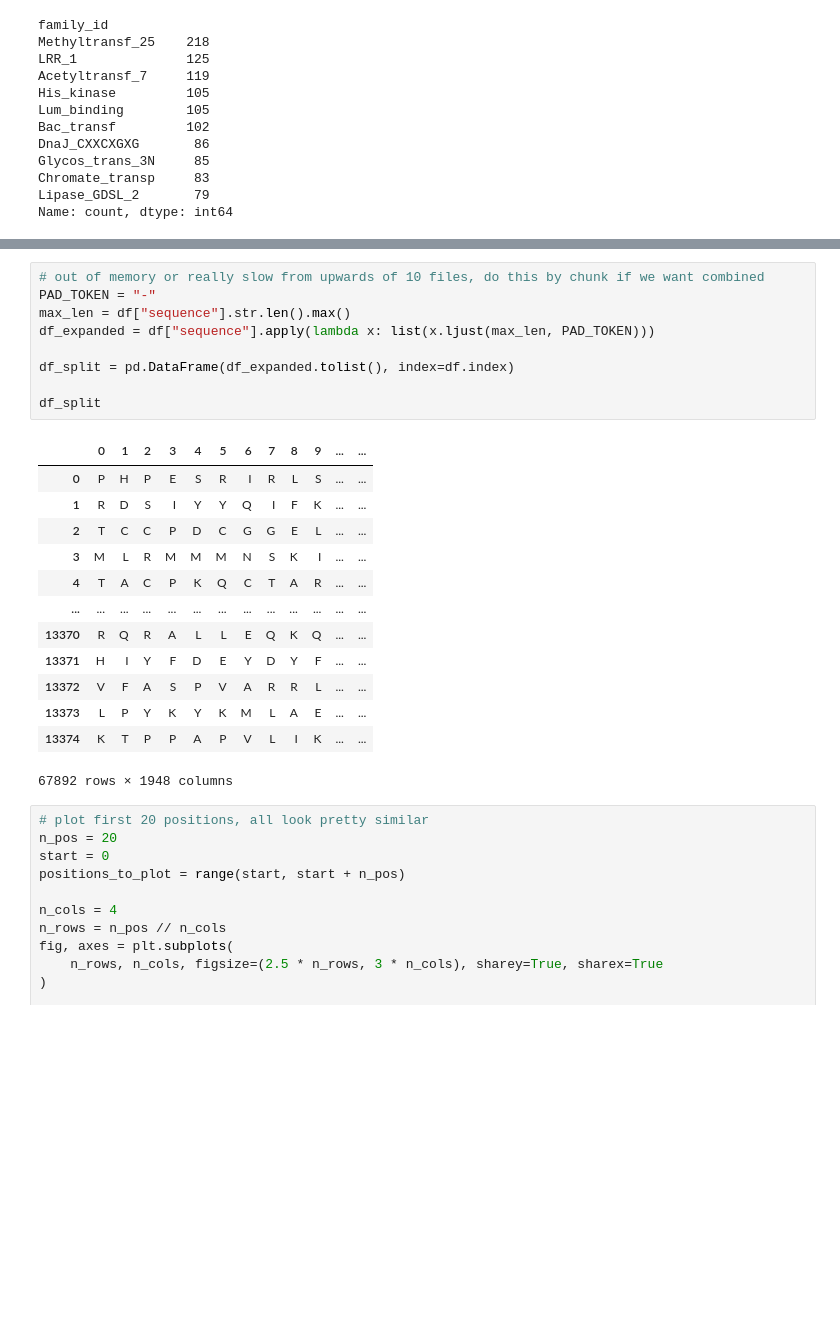
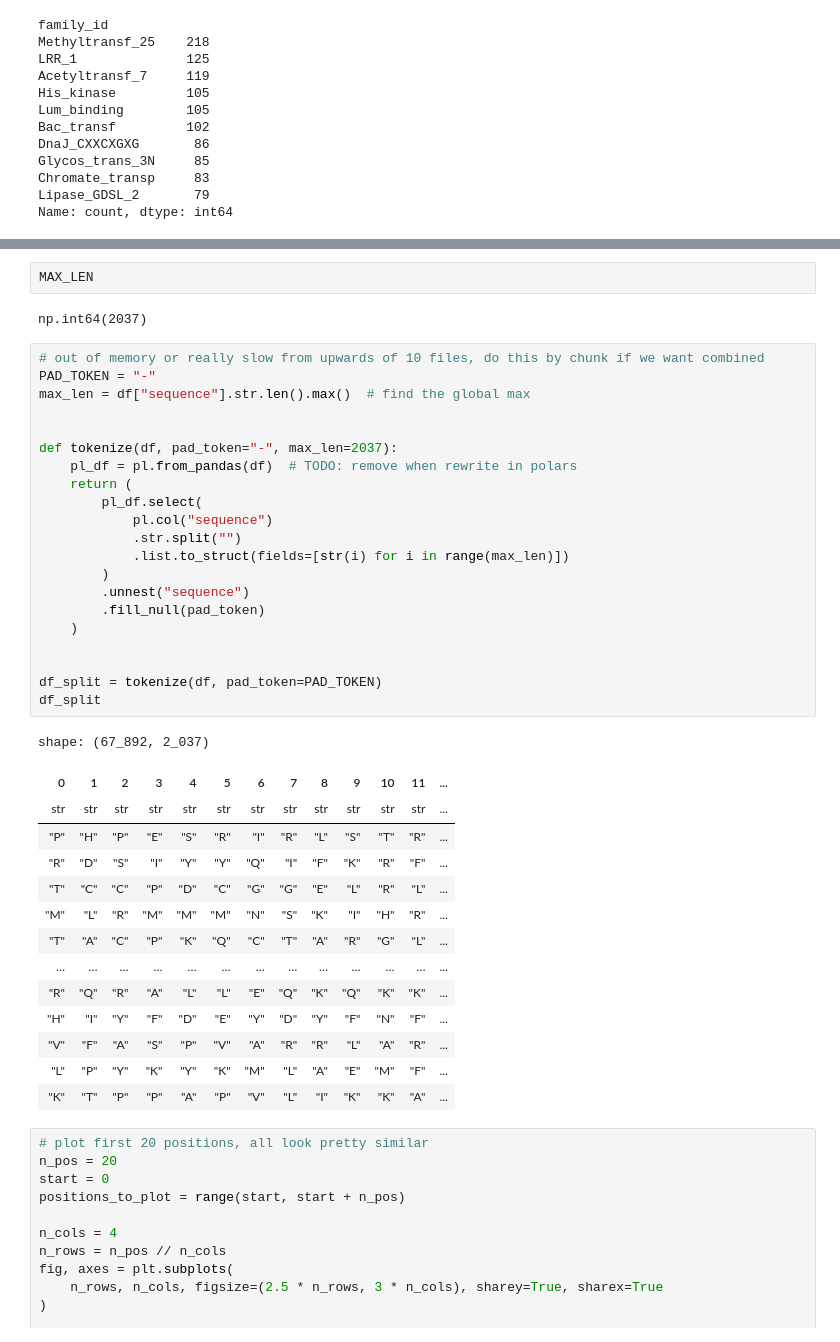
Before and after one commit to BrownianNotion/PFam-Annotation, a Jupyter notebook: eda.ipynb, the cells around one changed output, grey strips where cells are left out. Saved outputs shown, nothing was run; the diff lists cells and outputs as text; blank space fills up the shorter version.

Commit message:
Add pl for tokenise

```diff
--- a/eda.ipynb
+++ b/eda.ipynb
@@ -97,26 +109,43 @@ Name: count, dtype: int64
+# %%
+MAX_LEN
+# %% [output]
+np.int64(2037)
 # %%
 # out of memory or really slow from upwards of 10 files, do this by chunk if we want combined
 PAD_TOKEN = "-"
-max_len = df["sequence"].str.len().max()
-df_expanded = df["sequence"].apply(lambda x: list(x.ljust(max_len, PAD_TOKEN)))
+max_len = df["sequence"].str.len().max()  # find the global max
 
-df_split = pd.DataFrame(df_expanded.tolist(), index=df.index)
 
+def tokenize(df, pad_token="-", max_len=2037):
+    pl_df = pl.from_pandas(df)  # TODO: remove when rewrite in polars
+    return (
+        pl_df.select(
+            pl.col("sequence")
+            .str.split("")
+            .list.to_struct(fields=[str(i) for i in range(max_len)])
+        )
+        .unnest("sequence")
+        .fill_null(pad_token)
+    )
+
+
+df_split = tokenize(df, pad_token=PAD_TOKEN)
 df_split
 # %% [output]
+shape: (67_892, 2_037)
-|  | 0 | 1 | 2 | 3 | 4 | 5 | 6 | 7 | 8 | 9 | ... | ... |
-| 0 | P | H | P | E | S | R | I | R | L | S | ... | ... |
-| 1 | R | D | S | I | Y | Y | Q | I | F | K | ... | ... |
-| 2 | T | C | C | P | D | C | G | G | E | L | ... | ... |
-| 3 | M | L | R | M | M | M | N | S | K | I | ... | ... |
-| 4 | T | A | C | P | K | Q | C | T | A | R | ... | ... |
-| ... | ... | ... | ... | ... | ... | ... | ... | ... | ... | ... | ... | ... |
-| 13370 | R | Q | R | A | L | L | E | Q | K | Q | ... | ... |
-| 13371 | H | I | Y | F | D | E | Y | D | Y | F | ... | ... |
-| 13372 | V | F | A | S | P | V | A | R | R | L | ... | ... |
-| 13373 | L | P | Y | K | Y | K | M | L | A | E | ... | ... |
-| 13374 | K | T | P | P | A | P | V | L | I | K | ... | ... |
+| 0 | 1 | 2 | 3 | 4 | 5 | 6 | 7 | 8 | 9 | 10 | 11 | ... |
+| str | str | str | str | str | str | str | str | str | str | str | str | ... |
+| "P" | "H" | "P" | "E" | "S" | "R" | "I" | "R" | "L" | "S" | "T" | "R" | ... |
+| "R" | "D" | "S" | "I" | "Y" | "Y" | "Q" | "I" | "F" | "K" | "R" | "F" | ... |
+| "T" | "C" | "C" | "P" | "D" | "C" | "G" | "G" | "E" | "L" | "R" | "L" | ... |
+| "M" | "L" | "R" | "M" | "M" | "M" | "N" | "S" | "K" | "I" | "H" | "R" | ... |
+| "T" | "A" | "C" | "P" | "K" | "Q" | "C" | "T" | "A" | "R" | "G" | "L" | ... |
+| … | … | … | … | … | … | … | … | … | … | … | … | ... |
+| "R" | "Q" | "R" | "A" | "L" | "L" | "E" | "Q" | "K" | "Q" | "K" | "K" | ... |
+| "H" | "I" | "Y" | "F" | "D" | "E" | "Y" | "D" | "Y" | "F" | "N" | "F" | ... |
+| "V" | "F" | "A" | "S" | "P" | "V" | "A" | "R" | "R" | "L" | "A" | "R" | ... |
+| "L" | "P" | "Y" | "K" | "Y" | "K" | "M" | "L" | "A" | "E" | "M" | "F" | ... |
+| "K" | "T" | "P" | "P" | "A" | "P" | "V" | "L" | "I" | "K" | "K" | "A" | ... |
-67892 rows × 1948 columns
 # %%
 # plot first 20 positions, all look pretty similar
 n_pos = 20
```
Also changed, not shown: parts of 2 cells of this notebook.
